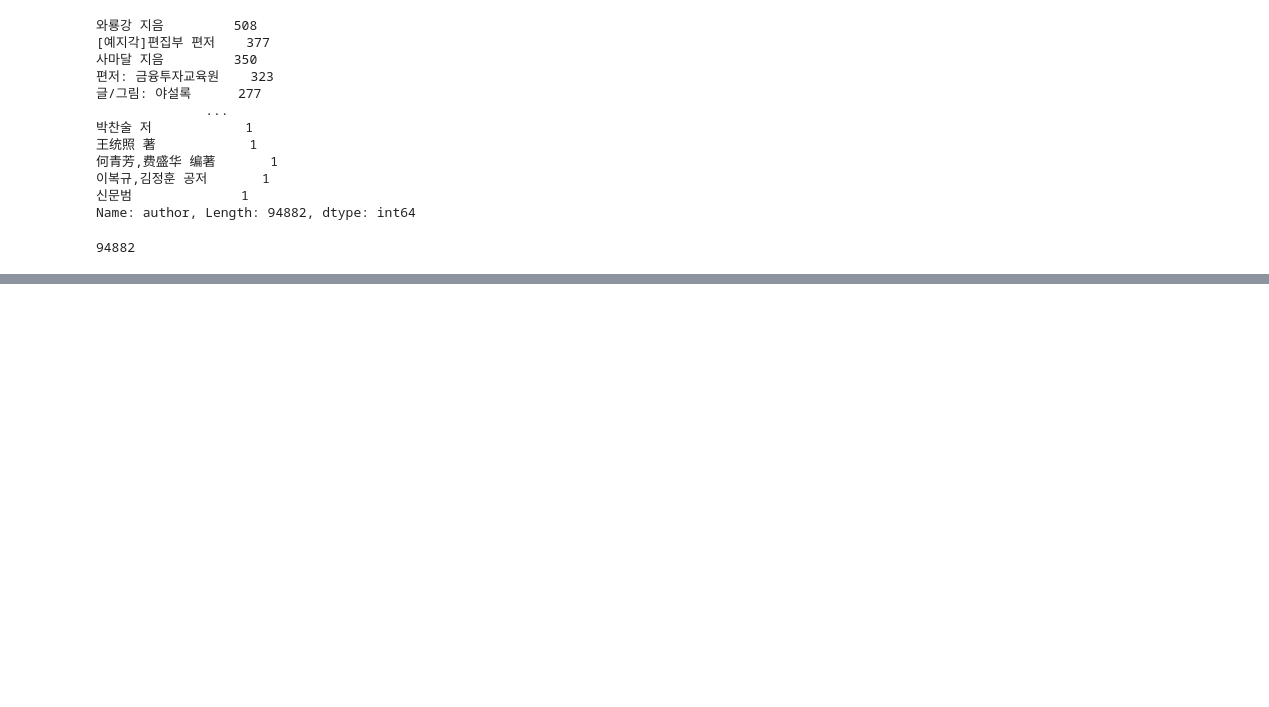
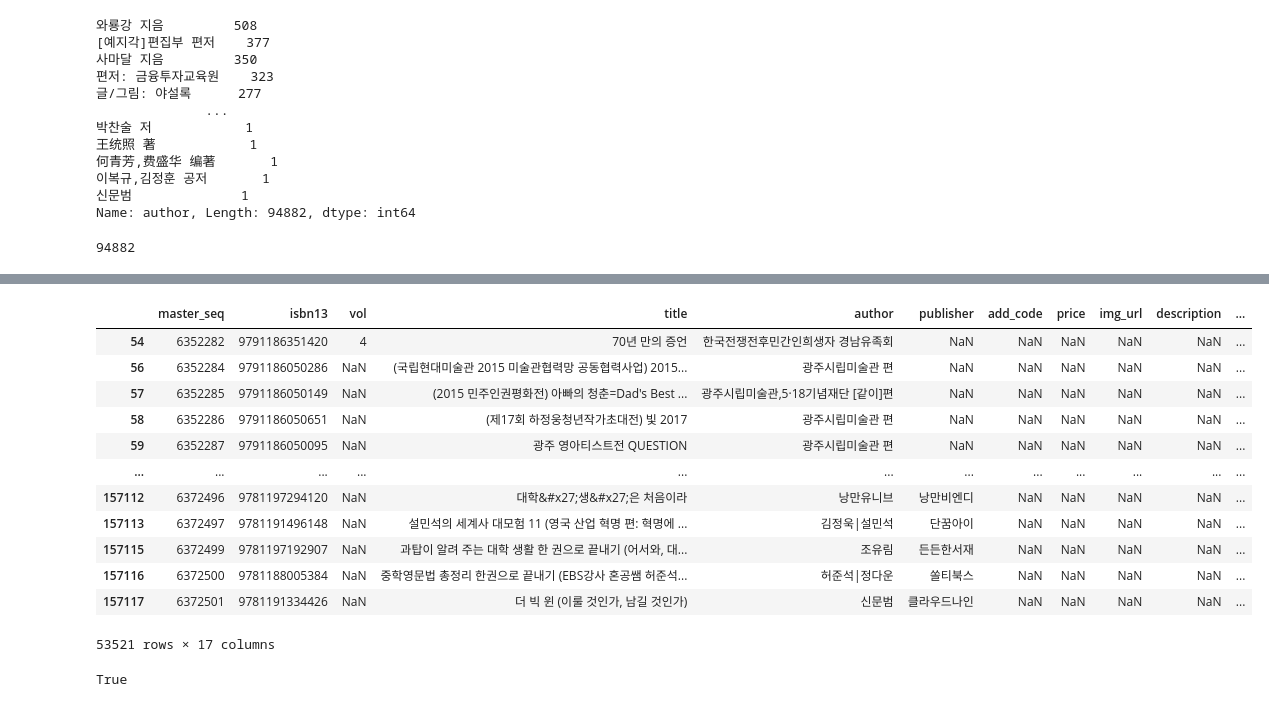
Before and after one commit to yd-online3/book_recommend, a Jupyter notebook: book_recommend_system.ipynb, the cells around one changed output, grey strips where cells are left out. Drawn from its saved outputs; the diff is of its cells as text; code cells hidden in the pictures; blank space fills up the shorter version.

```diff
--- a/book_recommend_system.ipynb
+++ b/book_recommend_system.ipynb
@@ -234,0 +281,2 @@ temp_author2
+# %%
+data3 = data2.dropna(subset=['author'])
@@ -234,0 +336,3 @@ temp_author2
+# %%
+data4 = data3.drop(['pub_date'], axis=1)
+data4.head()
@@ -234,0 +346,20 @@ temp_author2
+# %%
+data4[data4['pub_date_2'].isna()] ## 크롤링 필요
+# %% [output]
+|  | master_seq | isbn13 | vol | title | author | publisher | add_code | price | img_url | description | ... |
+| 54 | 6352282 | 9791186351420 | 4 | 70년 만의 증언 | 한국전쟁전후민간인희생자 경남유족회 | NaN | NaN | NaN | NaN | NaN | ... |
+| 56 | 6352284 | 9791186050286 | NaN | (국립현대미술관 2015 미술관협력망 공동협력사업) 2015... | 광주시립미술관 편 | NaN | NaN | NaN | NaN | NaN | ... |
+| 57 | 6352285 | 9791186050149 | NaN | (2015 민주인권평화전) 아빠의 청춘=Dad's Best ... | 광주시립미술관,5·18기념재단 [같이]편 | NaN | NaN | NaN | NaN | NaN | ... |
+| 58 | 6352286 | 9791186050651 | NaN | (제17회 하정웅청년작가초대전) 빛 2017 | 광주시립미술관 편 | NaN | NaN | NaN | NaN | NaN | ... |
+| 59 | 6352287 | 9791186050095 | NaN | 광주 영아티스트전 QUESTION | 광주시립미술관 편 | NaN | NaN | NaN | NaN | NaN | ... |
+| ... | ... | ... | ... | ... | ... | ... | ... | ... | ... | ... | ... |
+| 157112 | 6372496 | 9781197294120 | NaN | 대학&#x27;생&#x27;은 처음이라 | 낭만유니브 | 낭만비엔디 | NaN | NaN | NaN | NaN | ... |
+| 157113 | 6372497 | 9781191496148 | NaN | 설민석의 세계사 대모험 11 (영국 산업 혁명 편: 혁명에 ... | 김정욱|설민석 | 단꿈아이 | NaN | NaN | NaN | NaN | ... |
+| 157115 | 6372499 | 9781197192907 | NaN | 과탑이 알려 주는 대학 생활 한 권으로 끝내기 (어서와, 대... | 조유림 | 든든한서재 | NaN | NaN | NaN | NaN | ... |
+| 157116 | 6372500 | 9781188005384 | NaN | 중학영문법 총정리 한권으로 끝내기 (EBS강사 혼공쌤 허준석... | 허준석|정다운 | 쏠티북스 | NaN | NaN | NaN | NaN | ... |
+| 157117 | 6372501 | 9781191334426 | NaN | 더 빅 윈 (이룰 것인가, 남길 것인가) | 신문범 | 클라우드나인 | NaN | NaN | NaN | NaN | ... |
+53521 rows × 17 columns
+# %%
+data4['publisher'].isna().any()
+# %% [output]
+True
```
Also changed, not shown: parts of 32 cells of this notebook.
